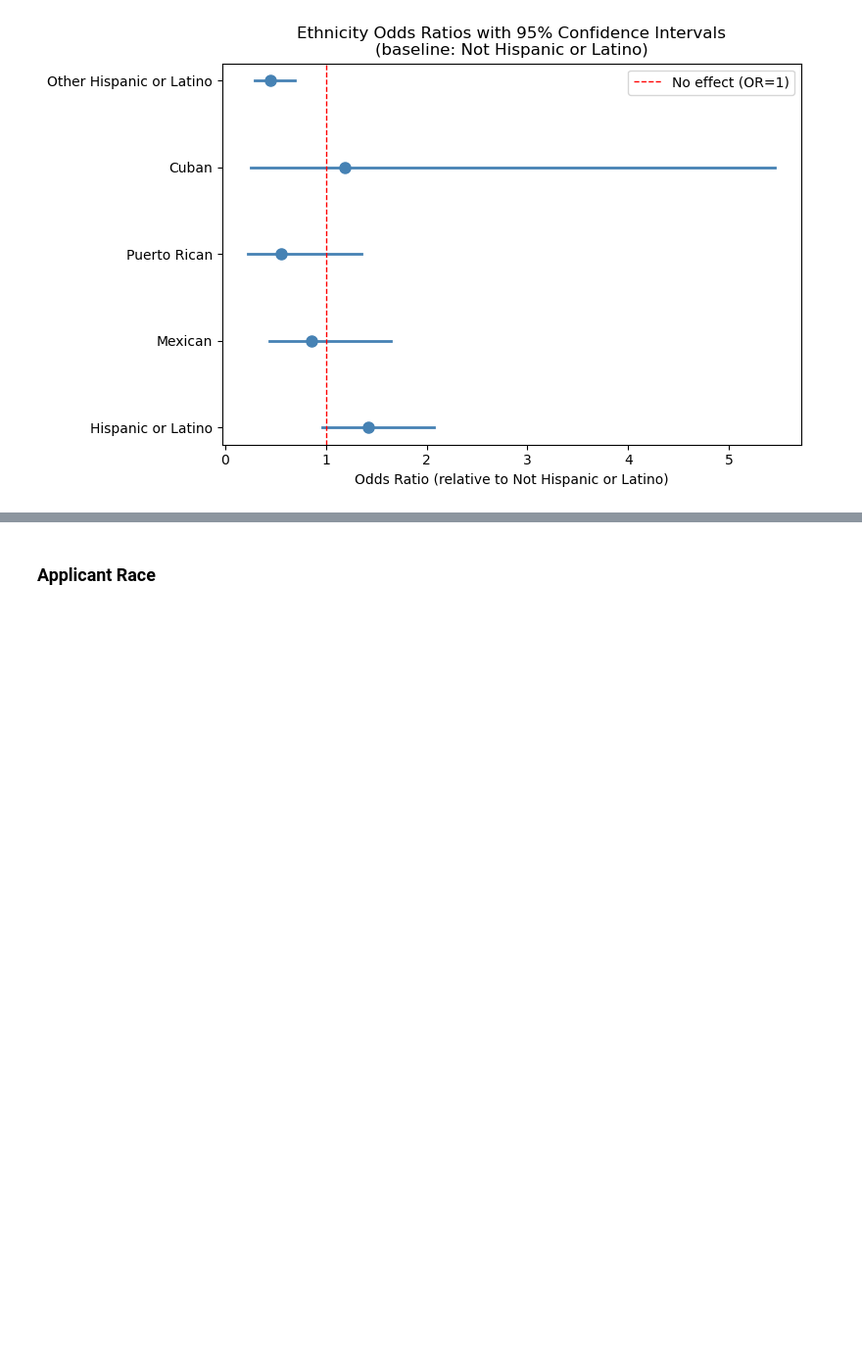
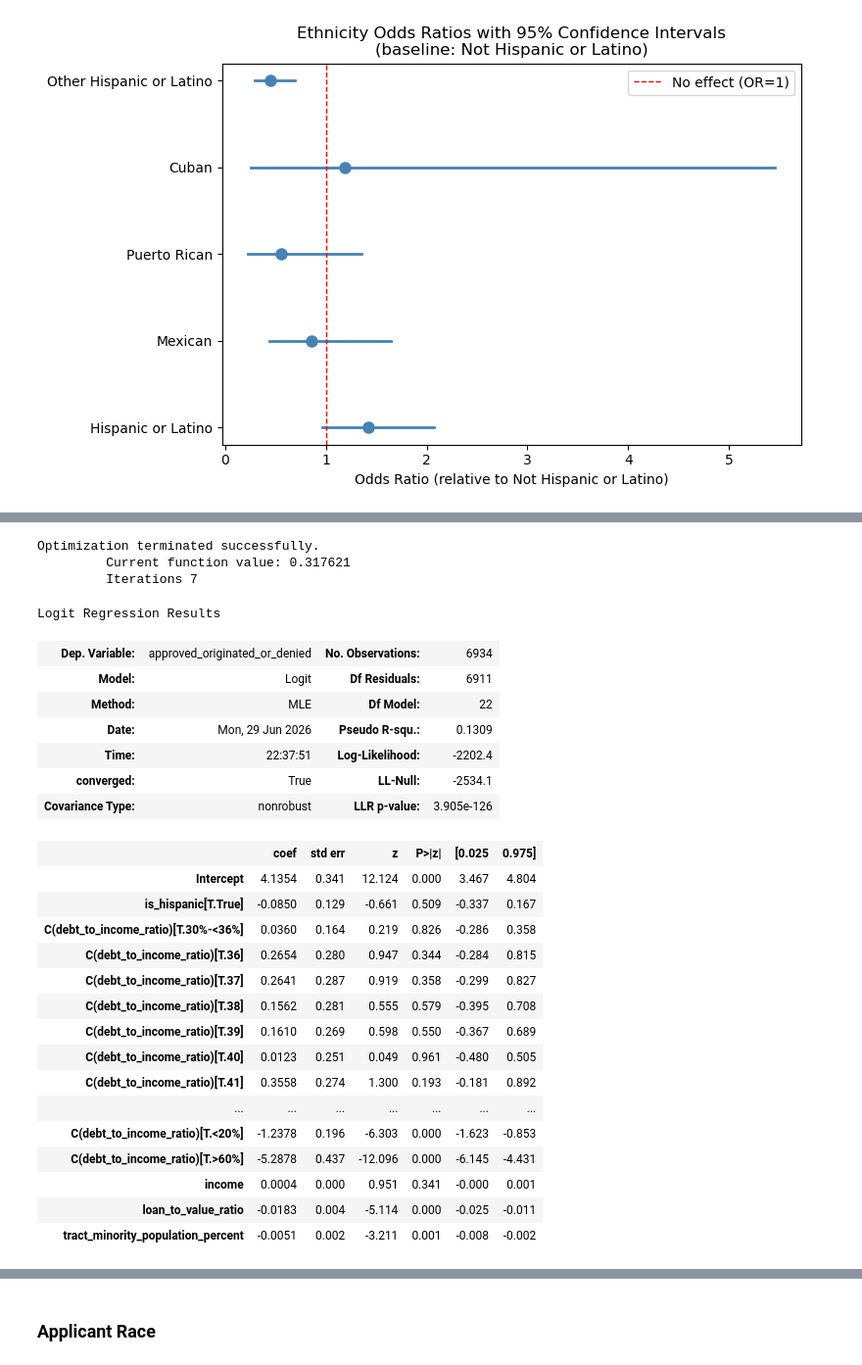
Before and after one commit to catdgomez/redlined_by_algorithm, a Jupyter notebook: notebooks/redlined_by_algorithm_exploratory.ipynb, the cells around one changed output, grey strips where cells are left out. Shown at 98% size. Saved outputs shown, nothing was run; the diff lists cells and outputs as text; code cells hidden in the pictures; blank space fills up the shorter version.

```diff
--- a/notebooks/redlined_by_algorithm_exploratory.ipynb
+++ b/notebooks/redlined_by_algorithm_exploratory.ipynb
@@ -1314,0 +1332,16 @@ plt.show()
+# %%
+# HMDA source columns
+ethnicity_cols = ['applicant_ethnicity-1', 'applicant_ethnicity-2', 'applicant_ethnicity-3',
+                  'applicant_ethnicity-4', 'applicant_ethnicity-5']
+
+hispanic_codes = [1, 11, 12, 13, 14]
+
+# indicator columns for each hispanic subcategory --> one per code
+for code in hispanic_codes:
+    hdma_hispanic_not_hispanic[f'ae_values_{code}'] = (hdma_hispanic_not_hispanic[ethnicity_cols] == code).any(axis=1)
+
+# overall hispanic indicator
+hdma_hispanic_not_hispanic['is_hispanic'] = hdma_hispanic_not_hispanic[[f'ae_values_{code}' for code in hispanic_codes]].any(axis=1)
+
+# not hispanic indicator
+hdma_hispanic_not_hispanic['not_hispanic'] = ~hdma_hispanic_not_hispanic['is_hispanic']
@@ -1314,0 +1398,33 @@ plt.show()
+# %%
+res_ae_h = model_logit_ae_h.fit()#maxiter=200
+# %% [output]
+Optimization terminated successfully.
+         Current function value: 0.317621
+         Iterations 7
+# %%
+res_ae_h.summary()
+# %% [output]
+Logit Regression Results
+| Dep. Variable: | approved_originated_or_denied | No. Observations: | 6934 |
+| Model: | Logit | Df Residuals: | 6911 |
+| Method: | MLE | Df Model: | 22 |
+| Date: | Mon, 29 Jun 2026 | Pseudo R-squ.: | 0.1309 |
+| Time: | 22:37:51 | Log-Likelihood: | -2202.4 |
+| converged: | True | LL-Null: | -2534.1 |
+| Covariance Type: | nonrobust | LLR p-value: | 3.905e-126 |
+|  | coef | std err | z | P>|z| | [0.025 | 0.975] |
+| Intercept | 4.1354 | 0.341 | 12.124 | 0.000 | 3.467 | 4.804 |
+| is_hispanic[T.True] | -0.0850 | 0.129 | -0.661 | 0.509 | -0.337 | 0.167 |
+| C(debt_to_income_ratio)[T.30%-<36%] | 0.0360 | 0.164 | 0.219 | 0.826 | -0.286 | 0.358 |
+| C(debt_to_income_ratio)[T.36] | 0.2654 | 0.280 | 0.947 | 0.344 | -0.284 | 0.815 |
+| C(debt_to_income_ratio)[T.37] | 0.2641 | 0.287 | 0.919 | 0.358 | -0.299 | 0.827 |
+| C(debt_to_income_ratio)[T.38] | 0.1562 | 0.281 | 0.555 | 0.579 | -0.395 | 0.708 |
+| C(debt_to_income_ratio)[T.39] | 0.1610 | 0.269 | 0.598 | 0.550 | -0.367 | 0.689 |
+| C(debt_to_income_ratio)[T.40] | 0.0123 | 0.251 | 0.049 | 0.961 | -0.480 | 0.505 |
+| C(debt_to_income_ratio)[T.41] | 0.3558 | 0.274 | 1.300 | 0.193 | -0.181 | 0.892 |
+| ... | ... | ... | ... | ... | ... | ... |
+| C(debt_to_income_ratio)[T.<20%] | -1.2378 | 0.196 | -6.303 | 0.000 | -1.623 | -0.853 |
+| C(debt_to_income_ratio)[T.>60%] | -5.2878 | 0.437 | -12.096 | 0.000 | -6.145 | -4.431 |
+| income | 0.0004 | 0.000 | 0.951 | 0.341 | -0.000 | 0.001 |
+| loan_to_value_ratio | -0.0183 | 0.004 | -5.114 | 0.000 | -0.025 | -0.011 |
+| tract_minority_population_percent | -0.0051 | 0.002 | -3.211 | 0.001 | -0.008 | -0.002 |
```
Also changed, not shown: parts of 12 cells of this notebook.
